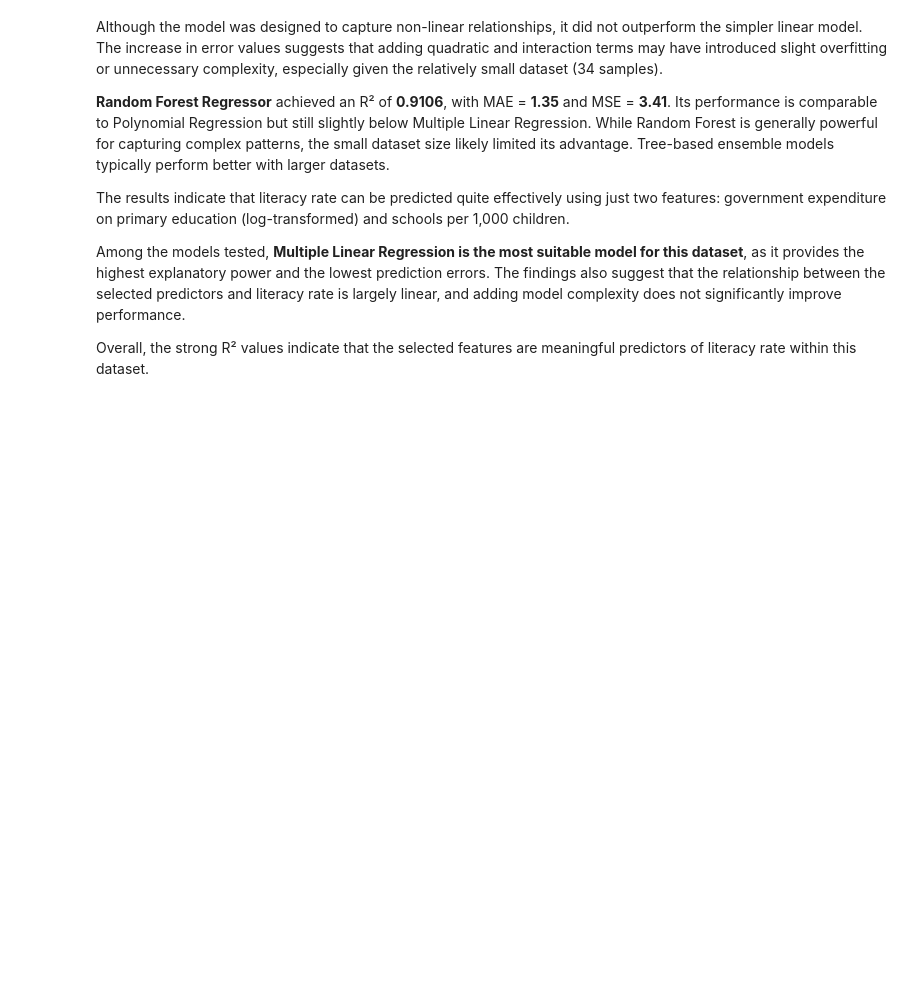
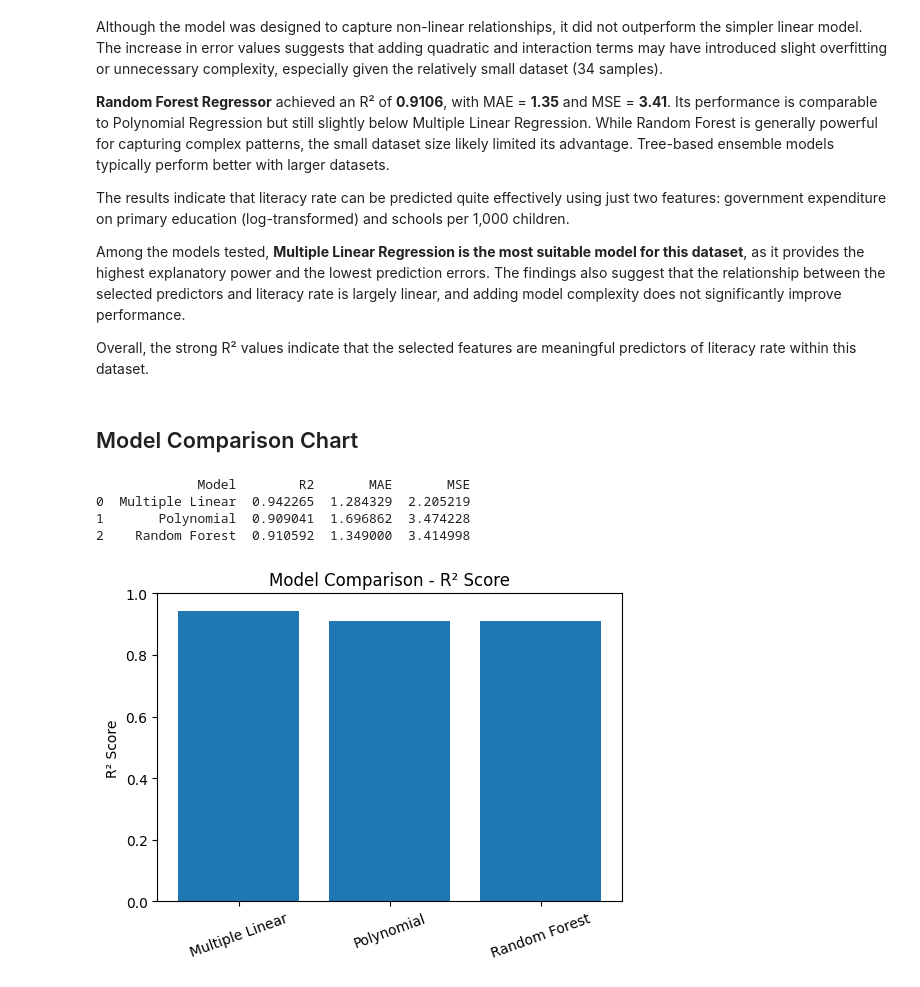
Before and after one commit to mlky7/Literacy-Rate-Impact-Analysis, a Jupyter notebook: literacy_rate_prediction.ipynb, the cells around one changed output. Cells and saved outputs as stored; diff of their text form; code cells hidden in the pictures; blank space fills up the shorter version.

Commit message:
Added Model Comparsion Charts

```diff
--- a/literacy_rate_prediction.ipynb
+++ b/literacy_rate_prediction.ipynb
@@ -679,3 +699,32 @@ The results indicate that literacy rate can be predicted quite effectively using
 Among the models tested, **Multiple Linear Regression is the most suitable model for this dataset**, as it provides the highest explanatory power and the lowest prediction errors. The findings also suggest that the relationship between the selected predictors and literacy rate is largely linear, and adding model complexity does not significantly improve performance.
 
 Overall, the strong R² values indicate that the selected features are meaningful predictors of literacy rate within this dataset.
+# %% [markdown]
+## Model Comparison Chart
+# %%
+import pandas as pd
+import matplotlib.pyplot as plt
+
+results = pd.DataFrame({
+    "Model": ["Multiple Linear", "Polynomial", "Random Forest"],
+    "R2": [0.942265, 0.909041, 0.910592],
+    "MAE": [1.284329, 1.696862, 1.349000],
+    "MSE": [2.205219, 3.474228, 3.414998]
+})
+
+print(results)
+# %% [output]
+             Model        R2       MAE       MSE
+0  Multiple Linear  0.942265  1.284329  2.205219
+1       Polynomial  0.909041  1.696862  3.474228
+2    Random Forest  0.910592  1.349000  3.414998
+# %%
+plt.figure(figsize=(6,4))
+plt.bar(results["Model"], results["R2"])
+plt.title("Model Comparison - R² Score")
+plt.ylabel("R² Score")
+plt.ylim(0,1)
+plt.xticks(rotation=20)
+plt.show()
+# %% [output]
+[figure, added]
```
Also changed, not shown: parts of 5 cells of this notebook.
